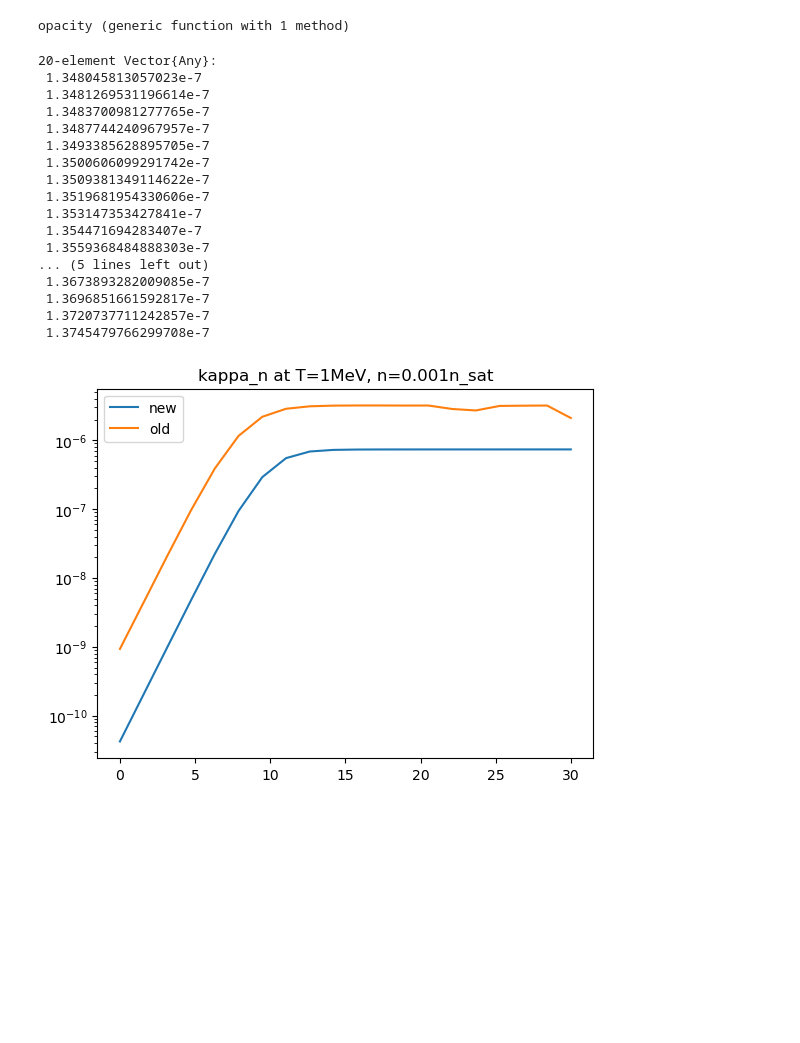
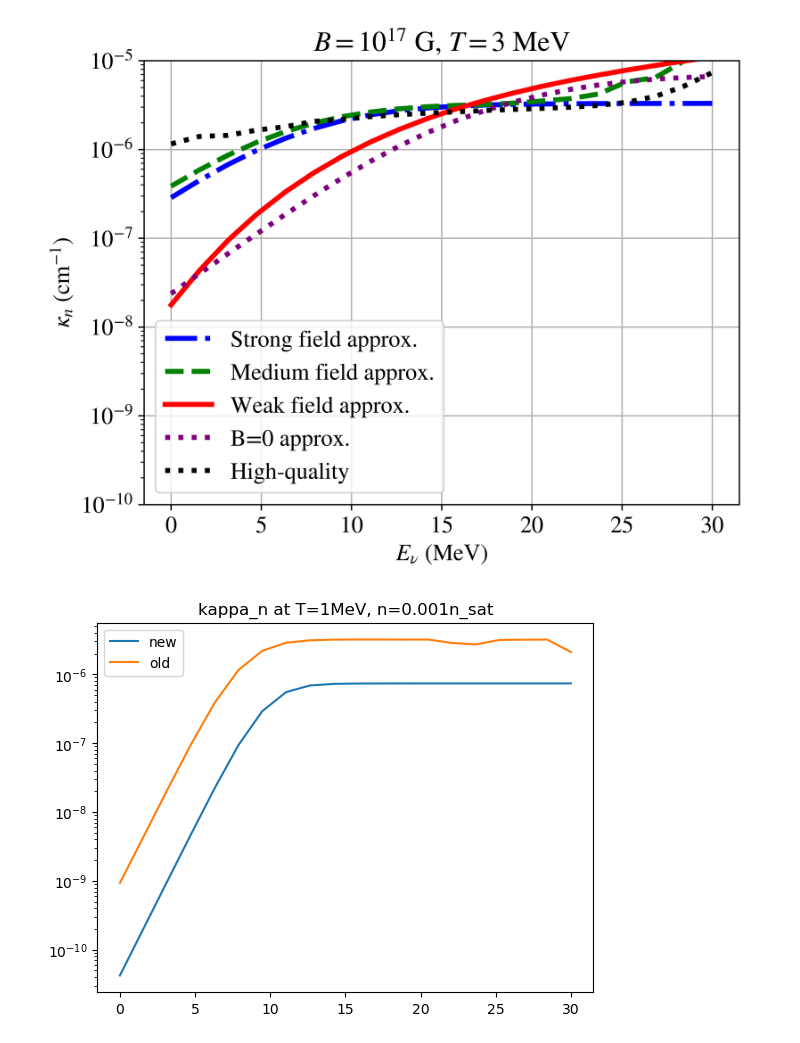
Before and after one commit to clwelch03/HEA-neutrinos, a Jupyter notebook: src/sandbox.ipynb, the cells around one changed output. Drawn from its saved outputs; the diff is of its cells as text; code cells hidden in the pictures; blank space fills up the shorter version.

Commit message:
zero field approximation added, graphs made, and extraneous file deleted

```diff
--- a/src/sandbox.ipynb
+++ b/src/sandbox.ipynb
@@ -1,5 +1,12 @@
 # %%
 include("./Opacity.jl")
 include("./utils/Constants.jl")
-using PyPlot
+using PyPlot, LaTeXStrings, .Opacity
+
+rcParams = PyPlot.PyDict(PyPlot.matplotlib."rcParams")
+rcParams["figure.dpi"]=600
+rcParams["mathtext.fontset"] = "stix"
+rcParams["font.family"] = "STIXGeneral"
+rcParams["font.size"] = 14
+rcParams["lines.linewidth"] = 2.5
 # %% [output]
@@ -8 +14,16 @@ using PyPlot
+# %%
+num_points = 20
+
+E_nu_space = LinRange(0, 30, num_points)
+strong_field_opacities = zeros(num_points)
+med_field_opacities = zeros(num_points)
+weak_field_opacities = zeros(num_points)
+zero_field_opacities = zeros(num_points)
+
+for i in eachindex(strong_field_opacities)
+	strong_field_opacities[i] = opacity(NeutronChannel(), (197.3^3 * 0.16 * 0.001), 0.25, E_nu_space[i], pi/2, ELEM_CHARGE*GAUSS_TO_MEV2*1e17, 3; regime=StrongField())
+	med_field_opacities[i] = opacity(NeutronChannel(), (197.3^3 * 0.16 * 0.001), 0.25, E_nu_space[i], pi/2, ELEM_CHARGE*GAUSS_TO_MEV2*1e17, 3; regime=MediumField())
+	weak_field_opacities[i] = opacity(NeutronChannel(), (197.3^3 * 0.16 * 0.001), 0.25, E_nu_space[i], pi/2, ELEM_CHARGE*GAUSS_TO_MEV2*1e17, 3; regime=WeakFieldOrLowTemperature())
+	zero_field_opacities[i] = opacity(NeutronChannel(), (197.3^3 * 0.16 * 0.001), 0.25, E_nu_space[i], pi/2, ELEM_CHARGE*GAUSS_TO_MEV2*1e17, 3; regime=ZeroField())
+end
 # %%
@@ -32,4 +40,0 @@ opacity_p_b1e17_t1mev_lowdensity = sigma_p_b1e17_t1mev_lowdensity *1e39*0.16*0.0
-# %%
-Opacity.opacity
-# %% [output]
-opacity (generic function with 1 method)
@@ -44,23 +41,23 @@ end
-# %%
-new_kappa_p_outputs
-# %% [output]
-20-element Vector{Any}:
- 1.348045813057023e-7
- 1.3481269531196614e-7
- 1.3483700981277765e-7
- 1.3487744240967957e-7
- 1.3493385628895705e-7
- 1.3500606099291742e-7
- 1.3509381349114622e-7
- 1.3519681954330606e-7
- 1.353147353427841e-7
- 1.354471694283407e-7
- 1.3559368484888303e-7
-... (5 lines left out)
- 1.3673893282009085e-7
- 1.3696851661592817e-7
- 1.3720737711242857e-7
- 1.3745479766299708e-7
+# %%
+plot(E_nu_space, strong_field_opacities, color="blue", linewidth=3.0, linestyle="-.")
+plot(E_nu_space, med_field_opacities, color="green", linewidth=3.0, linestyle="--")
+plot(E_nu_space, weak_field_opacities, color="red", linewidth=3.0, linestyle="-")
+plot(E_nu_space, zero_field_opacities, color="purple", linewidth=3.0, linestyle=":")
+plot(E_nu_space, opacity_n_b1e17_t3mev_lowdensity, color="black", linewidth=3.0, linestyle=":")
+
+grid()
+
+title(L"$B = 10^{17}$ G, $T = 3$ MeV")
+legend(["Strong field approx.", "Medium field approx.", "Weak field approx.", "B=0 approx.", "High-quality"])
+xlabel(L"$E_\nu$ (MeV)")
+ylabel(L"$\kappa_n$ (cm$^{-1}$)")
+yscale("log")
+ylim([1e-10, 1e-5])
+
+show()
+PyPlot.display_figs()
+# %% [output]
+[figure, added]
 # %%
 plot(neutrino_energy_points, new_kappa_n_outputs, label="new")
 plot(neutrino_energy_points, opacity_n_b1e17_t1mev_lowdensity, label="old")
```
Also changed, not shown: parts of 3 cells of this notebook, 2 other files.
